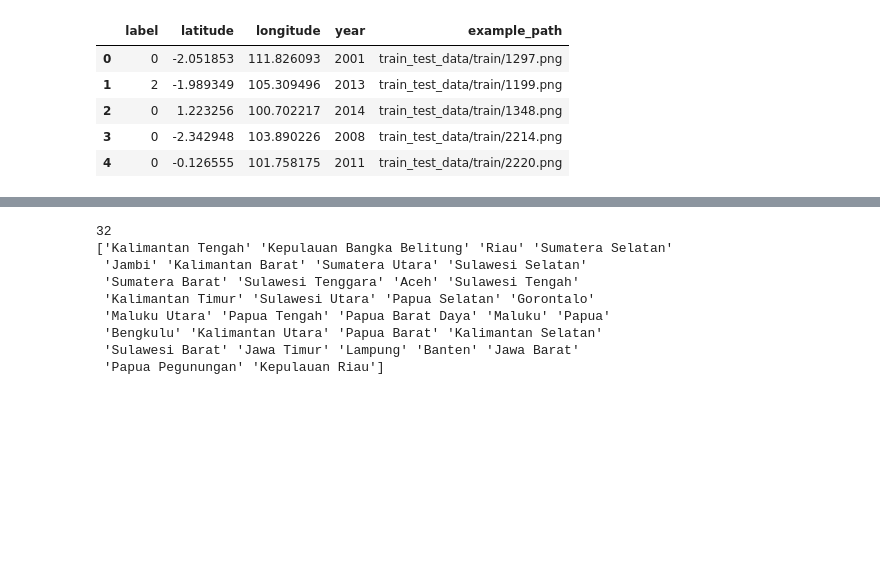
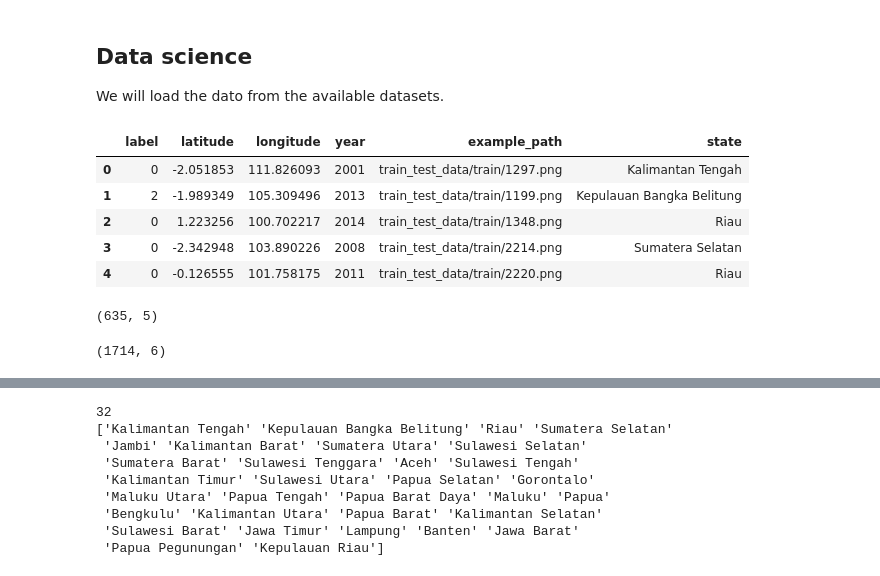
Before and after one commit to DiegoGonL/NSVM_nuwe_hackaton, a Jupyter notebook: main.ipynb, the cells around one changed output, grey strips where cells are left out. Cells and saved outputs as stored; diff of their text form; code cells hidden in the pictures; blank space fills up the shorter version.

```diff
--- a/main.ipynb
+++ b/main.ipynb
@@ -21,21 +20,33 @@ ImportError: DLL load failed while importing _openmp_helpers: No hay suficientes
+# %% [markdown]
+## Data science
+We will load the dato from the available datasets.
 # %%
-data_path = 'C:/Users/diego/PycharmProjects/NSVM_nuwe_hackaton/train_test_data'
+data_path = 'C:/Users/Usuario/Desktop/HACK/hack2/NSVM_nuwe_hackaton/train_test_data'
 
 train_path = f'{data_path}/train.csv'
 train_states_path = f'{data_path}/train_states.csv'
 test_path = f'{data_path}/test.csv'
+test_states_path = f'{data_path}/test_states.csv'
 train_image_path = f'{data_path}/train'
 test_image_path = f'{data_path}/test'
 # %%
 # Read the train.csv file
-train_df = pd.read_csv(train_path)
-test_df = pd.read_csv(test_path)
+train_df = pd.read_csv(train_states_path)
+test_df = pd.read_csv(test_states_path)
 
 train_df.head()
 # %% [output]
-|  | label | latitude | longitude | year | example_path |
-| 0 | 0 | -2.051853 | 111.826093 | 2001 | train_test_data/train/1297.png |
-| 1 | 2 | -1.989349 | 105.309496 | 2013 | train_test_data/train/1199.png |
-| 2 | 0 | 1.223256 | 100.702217 | 2014 | train_test_data/train/1348.png |
-| 3 | 0 | -2.342948 | 103.890226 | 2008 | train_test_data/train/2214.png |
-| 4 | 0 | -0.126555 | 101.758175 | 2011 | train_test_data/train/2220.png |
+|  | label | latitude | longitude | year | example_path | state |
+| 0 | 0 | -2.051853 | 111.826093 | 2001 | train_test_data/train/1297.png | Kalimantan Tengah |
+| 1 | 2 | -1.989349 | 105.309496 | 2013 | train_test_data/train/1199.png | Kepulauan Bangka Belitung |
+| 2 | 0 | 1.223256 | 100.702217 | 2014 | train_test_data/train/1348.png | Riau |
+| 3 | 0 | -2.342948 | 103.890226 | 2008 | train_test_data/train/2214.png | Sumatera Selatan |
+| 4 | 0 | -0.126555 | 101.758175 | 2011 | train_test_data/train/2220.png | Riau |
+# %%
+test_df.shape
+# %% [output]
+(635, 5)
+# %%
+train_df.shape
+# %% [output]
+(1714, 6)
```
Also changed, not shown: parts of 29 cells of this notebook, 4 other files.
